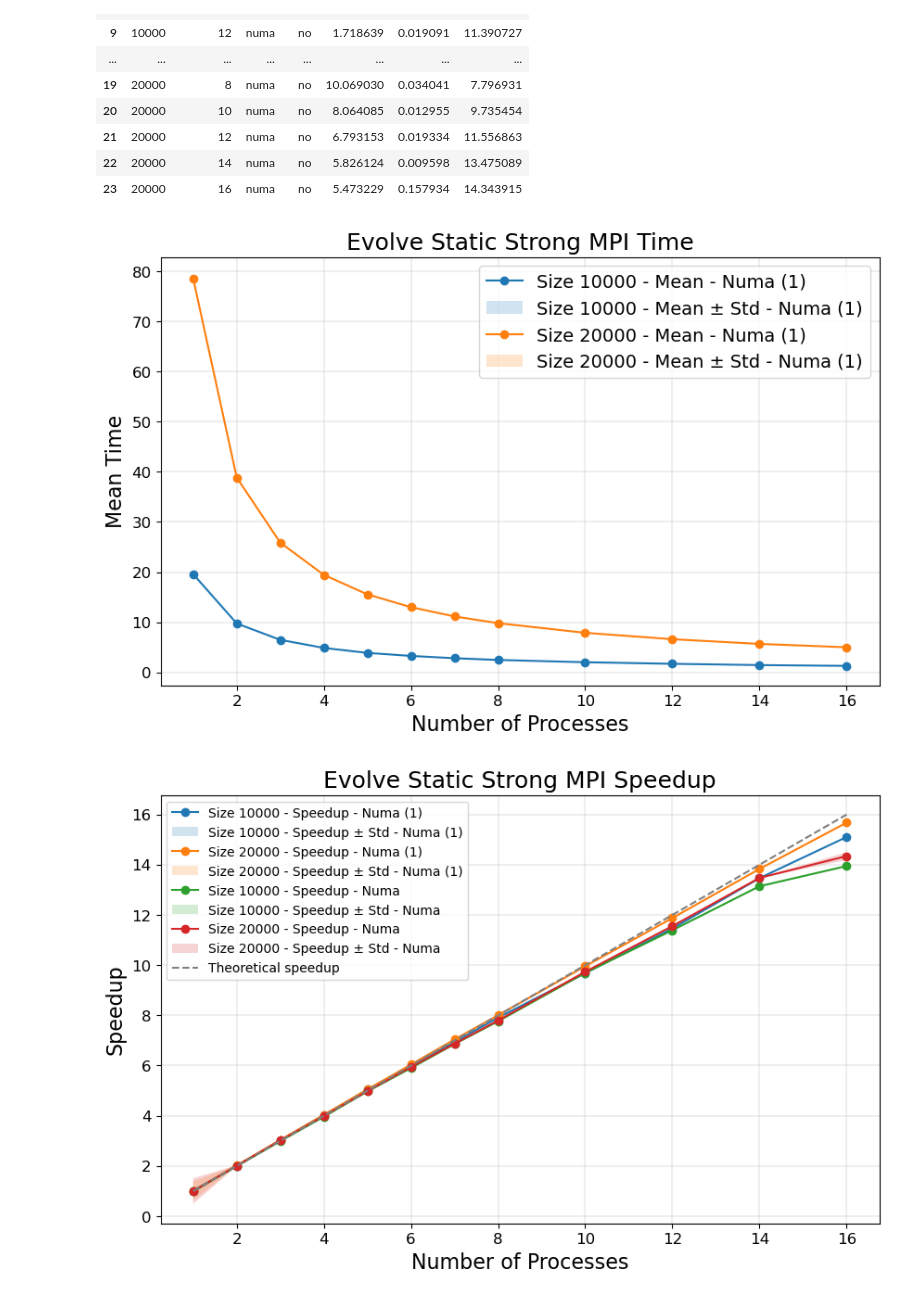
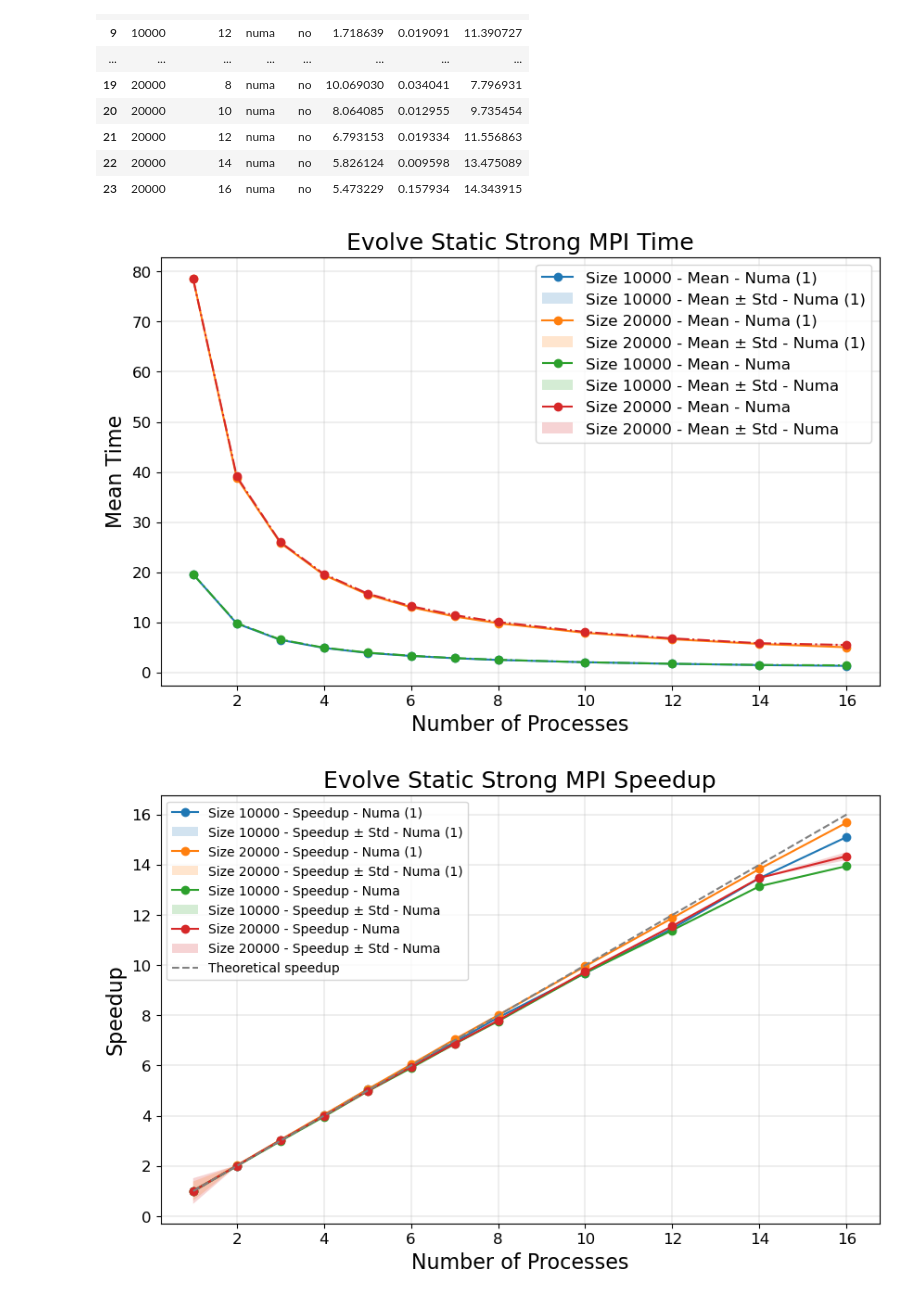
Before and after one commit to SDavenia/FHPC_Assignment, a Jupyter notebook: Exercise1/analysis1.ipynb, the cells around one changed output. Cells and saved outputs as stored; diff of their text form; code cells hidden in the pictures.

```diff
--- a/Exercise1/analysis1.ipynb
+++ b/Exercise1/analysis1.ipynb
@@ -517,37 +517,37 @@ plt.figure(figsize=(10, 6))
 # Plot for size 10000 (1) means new
 plt.plot(df_10000_numa_new['processes'], df_10000_numa_new['mean_time'], label='Size 10000 - Mean - Numa (1)', marker='o')
 plt.fill_between(df_10000_numa_new['processes'], df_10000_numa_new['mean_time'] - df_10000_numa_new['std_time'], df_10000_numa_new['mean_time'] + df_10000_numa_new['std_time'], alpha=0.2, label='Size 10000 - Mean ± Std - Numa (1)')
 
 # Plot for size 20000
 plt.plot(df_20000_numa_new['processes'], df_20000_numa_new['mean_time'], label='Size 20000 - Mean - Numa (1)', marker='o')
 plt.fill_between(df_20000_numa_new['processes'], df_20000_numa_new['mean_time'] - df_20000_numa_new['std_time'], df_20000_numa_new['mean_time'] + df_20000_numa_new['std_time'], alpha=0.2, label='Size 20000 - Mean ± Std - Numa (1)')
 
 
 # Plot for size 10000 (2) means old
-plt.plot(df_10000_numa_old['processes'], df_10000_numa_old['mean_time'], label='Size 10000 - Mean - Numa', marker='o')
+plt.plot(df_10000_numa_old['processes'], df_10000_numa_old['mean_time'], label='Size 10000 - Mean - Numa', marker='o',  ls= '-.')
 plt.fill_between(df_10000_numa_old['processes'], df_10000_numa_old['mean_time'] - df_10000_numa_old['std_time'], df_10000_numa_old['mean_time'] + df_10000_numa_old['std_time'], alpha=0.2, label='Size 10000 - Mean ± Std - Numa')
 
 # Plot for size 20000
-plt.plot(df_20000_numa_old['processes'], df_20000_numa_old['mean_time'], label='Size 20000 - Mean - Numa', marker='o')
+plt.plot(df_20000_numa_old['processes'], df_20000_numa_old['mean_time'], label='Size 20000 - Mean - Numa', marker='o',  ls= '-.')
 plt.fill_between(df_20000_numa_old['processes'], df_20000_numa_old['mean_time'] - df_20000_numa_old['std_time'], df_20000_numa_old['mean_time'] + df_20000_numa_old['std_time'], alpha=0.2, label='Size 20000 - Mean ± Std - Numa')
 
 
 # Add labels and title
 plt.xlabel('Number of Processes', fontsize = 16)
 plt.ylabel('Mean Time', fontsize = 16)
 plt.title('Evolve Static Strong MPI Time', fontsize = 18)
 
 plt.xticks(fontsize=12)
 plt.yticks(fontsize=12)
 
 # Add legend
-plt.legend(fontsize=14)
+plt.legend(fontsize=12)
 
 # Show the plot
 plt.grid(linewidth = 0.3)
 plt.show()
 # %% [output]
-[figure, old version]
+[figure, new version]
 # %%
 import pandas as pd
 import matplotlib.pyplot as plt
```
Also changed, not shown: parts of 10 cells of this notebook.
